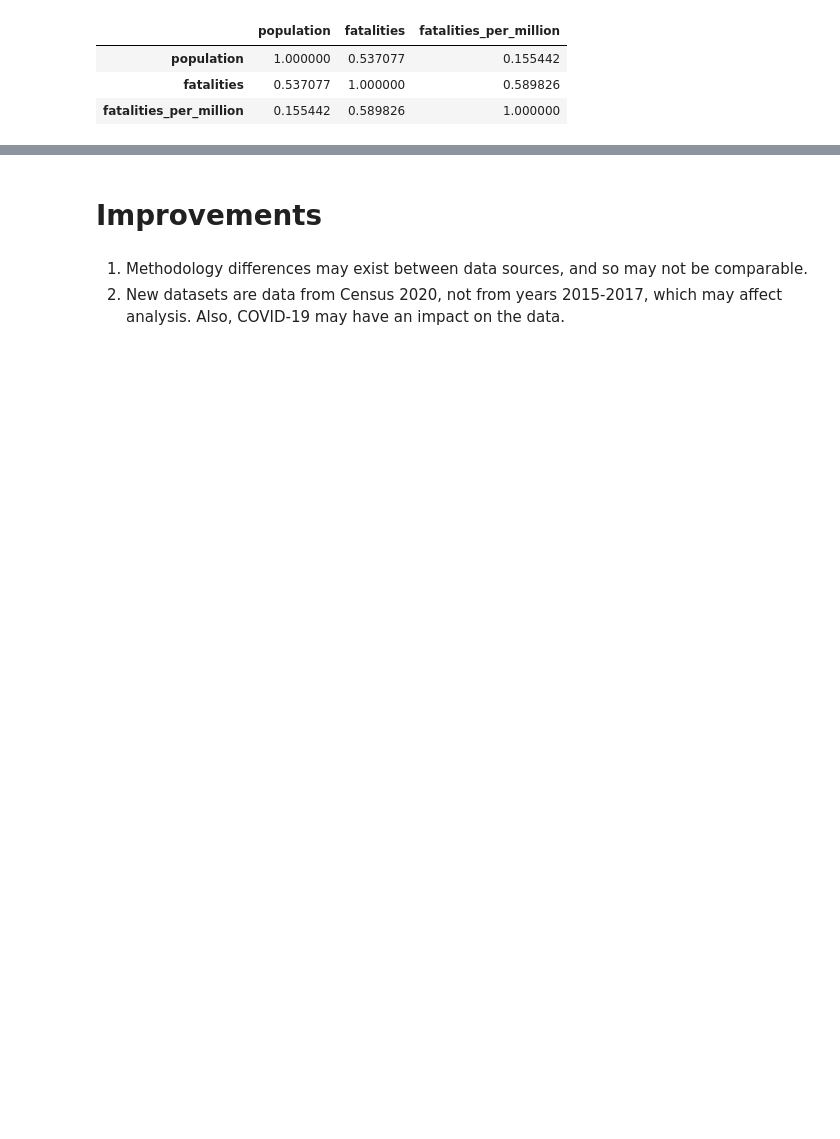
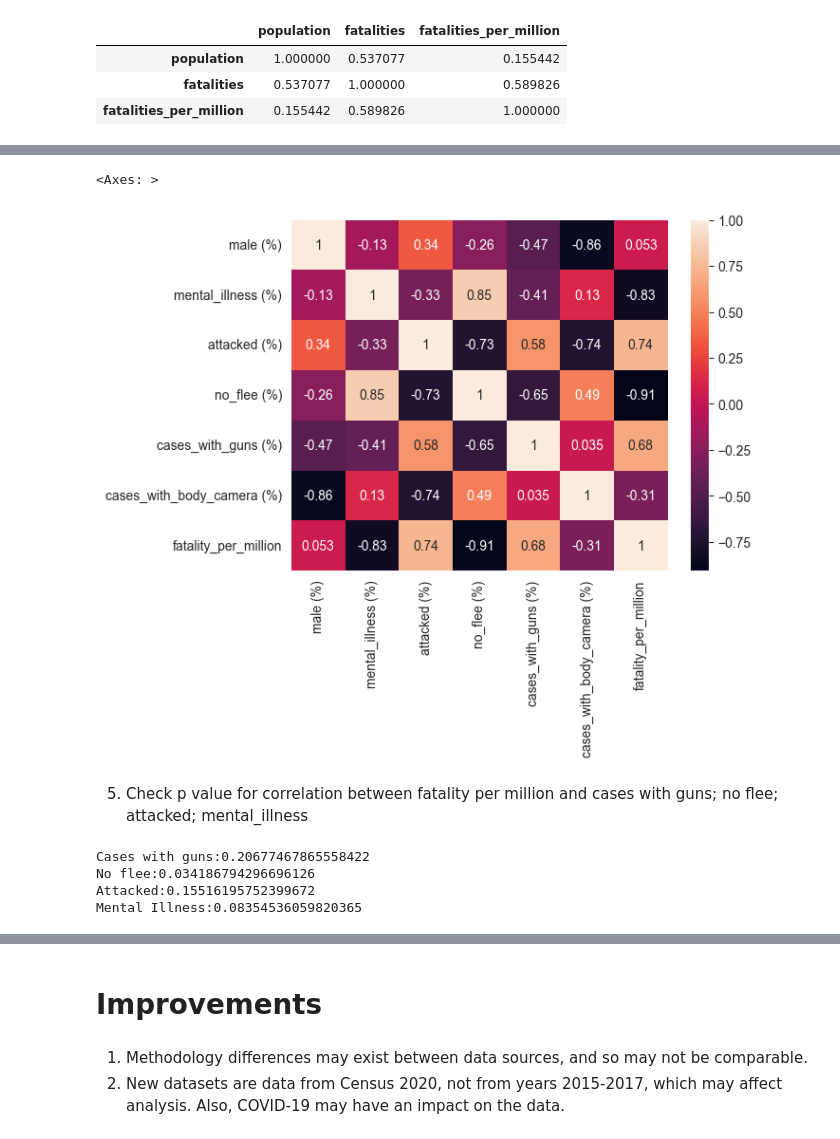
Before and after one commit to CelineChiLamNg/fatal_police_shootings, a Jupyter notebook: FatalPoliceShootings.ipynb, the cells around one changed output, grey strips where cells are left out. Cells and saved outputs as stored; diff of their text form; code cells hidden in the pictures; blank space fills up the shorter version.

```diff
--- a/FatalPoliceShootings.ipynb
+++ b/FatalPoliceShootings.ipynb
@@ -1265,0 +1240,6 @@ grouped_data""""
+# %%
+for col in grouped_data.columns[1:]:
+    grouped_data[col] = grouped_data[col]/grouped_data["total_cases"]*100
+
+grouped_data = grouped_data.round(2)
+grouped_data
@@ -1265,0 +1258,3 @@ grouped_data""""
+# %%
+grouped_data = grouped_data.drop(columns="total_cases")
+grouped_data = grouped_data.drop(index=["null", "other"])
@@ -1265,0 +1263,6 @@ grouped_data""""
+# %%
+grouped_data["fatality_per_million"] = us_race["scaled_fatalities"]*1000000
+grouped_data.columns = ["male (%)", "mental_illness (%)", "attacked (%)",
+                        "no_flee (%)", "cases_with_guns (%)",
+                        "cases_with_body_camera (%)", "fatality_per_million"]
+grouped_data
@@ -1265,0 +1292,30 @@ grouped_data""""
+# %%
+pearson_correlation_matrix = grouped_data.corr()
+# %%
+sns.heatmap(pearson_correlation_matrix, annot=True)
+# %% [output]
+<Axes: >
+[figure, added]
+# %% [markdown]
+5. Check p value for correlation between fatality per million and
+cases with guns;
+no flee;
+attacked;
+mental_illness
+# %%
+pearson_coef, p_value_guns = pearsonr(grouped_data["cases_with_guns (%)"],
+                                 grouped_data["fatality_per_million"])
+pearson_coef, p_value_flee = pearsonr(grouped_data["no_flee (%)"],
+                                 grouped_data["fatality_per_million"])
+pearson_coef, p_value_attacked = pearsonr(grouped_data["attacked (%)"], grouped_data["fatality_per_million"])
+pearson_coef, p_value_mental_illness = pearsonr(grouped_data["mental_illness (%)"], grouped_data["fatality_per_million"])
+
+print(f"Cases with guns:{p_value_guns}")
+print(f"No flee:{p_value_flee}")
+print(f"Attacked:{p_value_attacked}")
+print(f"Mental Illness:{p_value_mental_illness}")
+# %% [output]
+Cases with guns:0.20677467865558422
+No flee:0.034186794296696126
+Attacked:0.15516195752399672
+Mental Illness:0.08354536059820365
```
Also changed, not shown: parts of 29 cells of this notebook, 18 other files.
